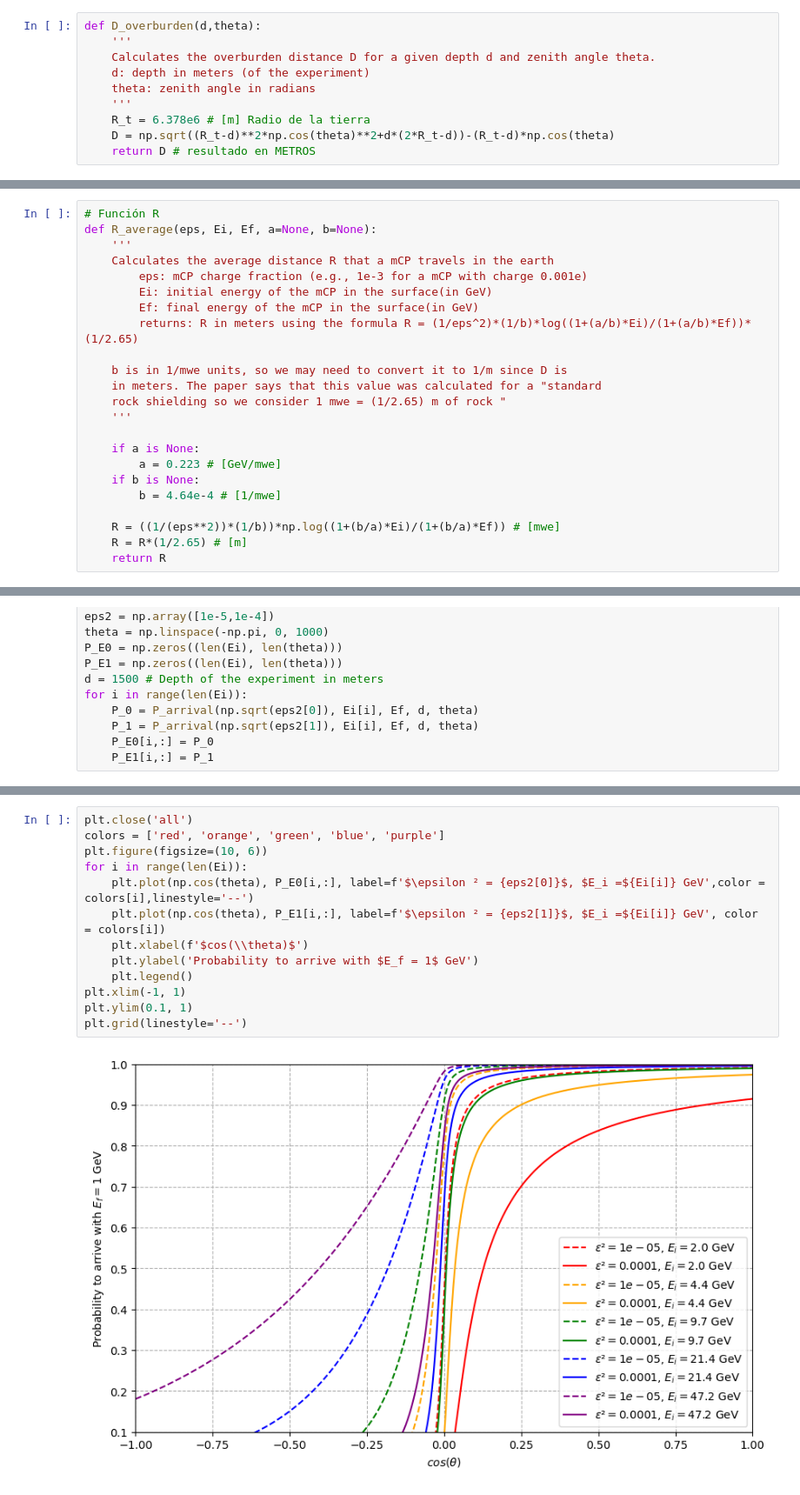
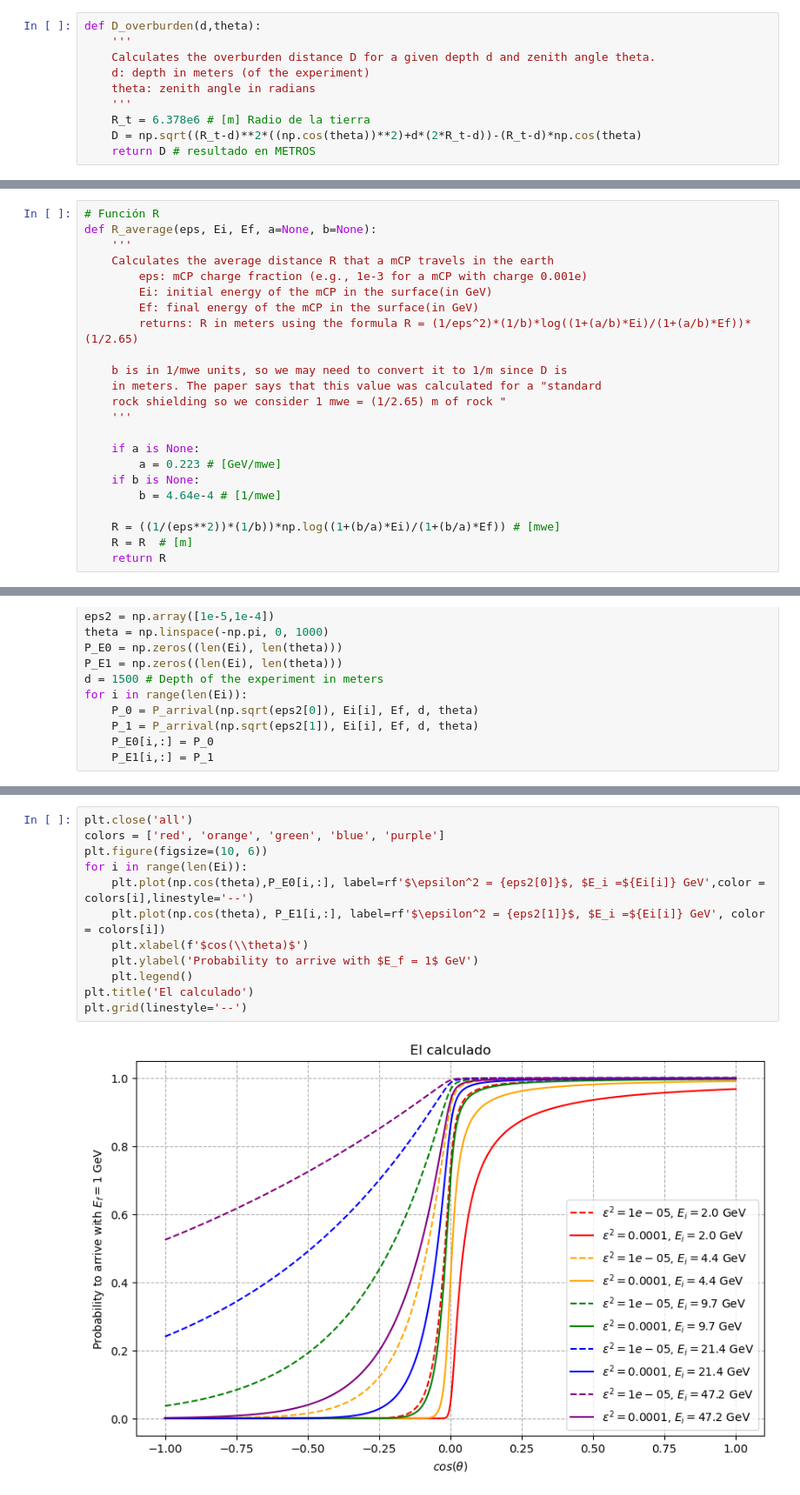
Before and after one commit to Lurishi/Doctorado-mCP, a Jupyter notebook: Mcp_gráficos_papers/Prueba_atenuacion.ipynb, the cells around one changed output, grey strips where cells are left out. Shown at 87% size. Drawn from its saved outputs; the diff is of its cells as text.

```diff
--- a/Mcp_gráficos_papers/Prueba_atenuacion.ipynb
+++ b/Mcp_gráficos_papers/Prueba_atenuacion.ipynb
@@ -28,7 +28,7 @@ def D_overburden(d,theta):
     theta: zenith angle in radians
     '''
     R_t = 6.378e6 # [m] Radio de la tierra
-    D = np.sqrt((R_t-d)**2*np.cos(theta)**2+d*(2*R_t-d))-(R_t-d)*np.cos(theta)
+    D = np.sqrt((R_t-d)**2*((np.cos(theta))**2)+d*(2*R_t-d))-(R_t-d)*np.cos(theta)
     return D # resultado en METROS
 # %%
 # chequeo, en theta = 0, D = d, en theta = pi/2, D = sqrt(2*R_t*d)
@@ -59,7 +57,7 @@ def R_average(eps, Ei, Ef, a=None, b=None):
         b = 4.64e-4 # [1/mwe]
 
     R = ((1/(eps**2))*(1/b))*np.log((1+(b/a)*Ei)/(1+(b/a)*Ef)) # [mwe]
-    R = R*(1/2.65) # [m]
+    R = R  # [m]
     return R
 # %% [markdown]
 Dado que R está en mwe y queremos que esté en metros tenemos que hacer la conversión de esa distancia. En teoría y con los dedos podría dividir por la densidad de la roca estándar, pero no sé si alcanza con eso.
@@ -100,15 +102,14 @@ for i in range(len(Ei)):
 # %%
 plt.close('all')
 colors = ['red', 'orange', 'green', 'blue', 'purple']
 plt.figure(figsize=(10, 6))
 for i in range(len(Ei)):
-    plt.plot(np.cos(theta), P_E0[i,:], label=f'$\epsilon ² = {eps2[0]}$, $E_i =${Ei[i]} GeV',color = colors[i],linestyle='--')
-    plt.plot(np.cos(theta), P_E1[i,:], label=f'$\epsilon ² = {eps2[1]}$, $E_i =${Ei[i]} GeV', color = colors[i])
+    plt.plot(np.cos(theta),P_E0[i,:], label=rf'$\epsilon^2 = {eps2[0]}$, $E_i =${Ei[i]} GeV',color = colors[i],linestyle='--')
+    plt.plot(np.cos(theta), P_E1[i,:], label=rf'$\epsilon^2 = {eps2[1]}$, $E_i =${Ei[i]} GeV', color = colors[i])
     plt.xlabel(f'$cos(\\theta)$')
     plt.ylabel('Probability to arrive with $E_f = 1$ GeV')
     plt.legend()
-plt.xlim(-1, 1)
-plt.ylim(0.1, 1)
+plt.title('El calculado')
 plt.grid(linestyle='--')
 # %% [output]
-[figure, old version]
+[figure, new version]
```
Also changed, not shown: parts of 15 cells of this notebook, 11 other files.
